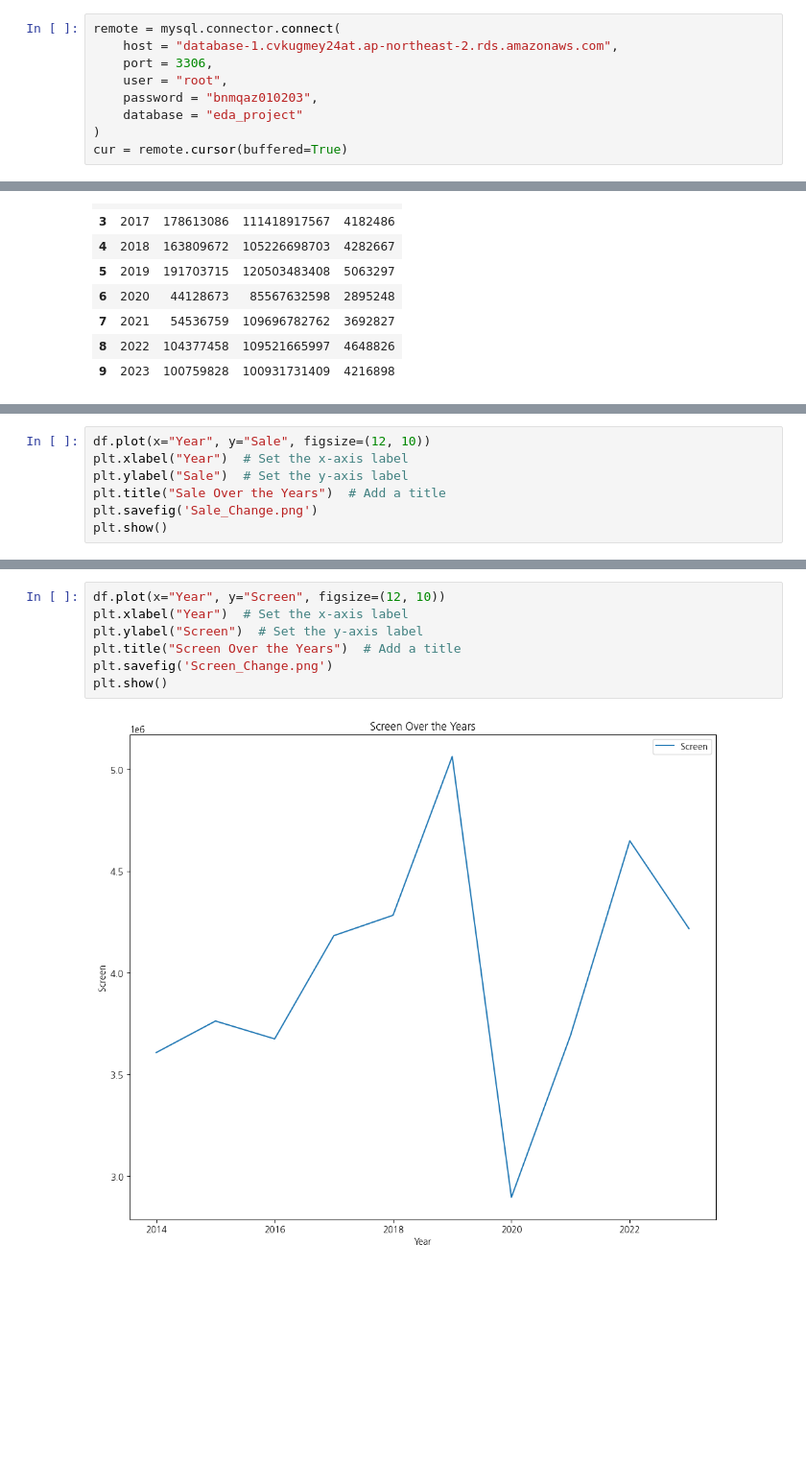
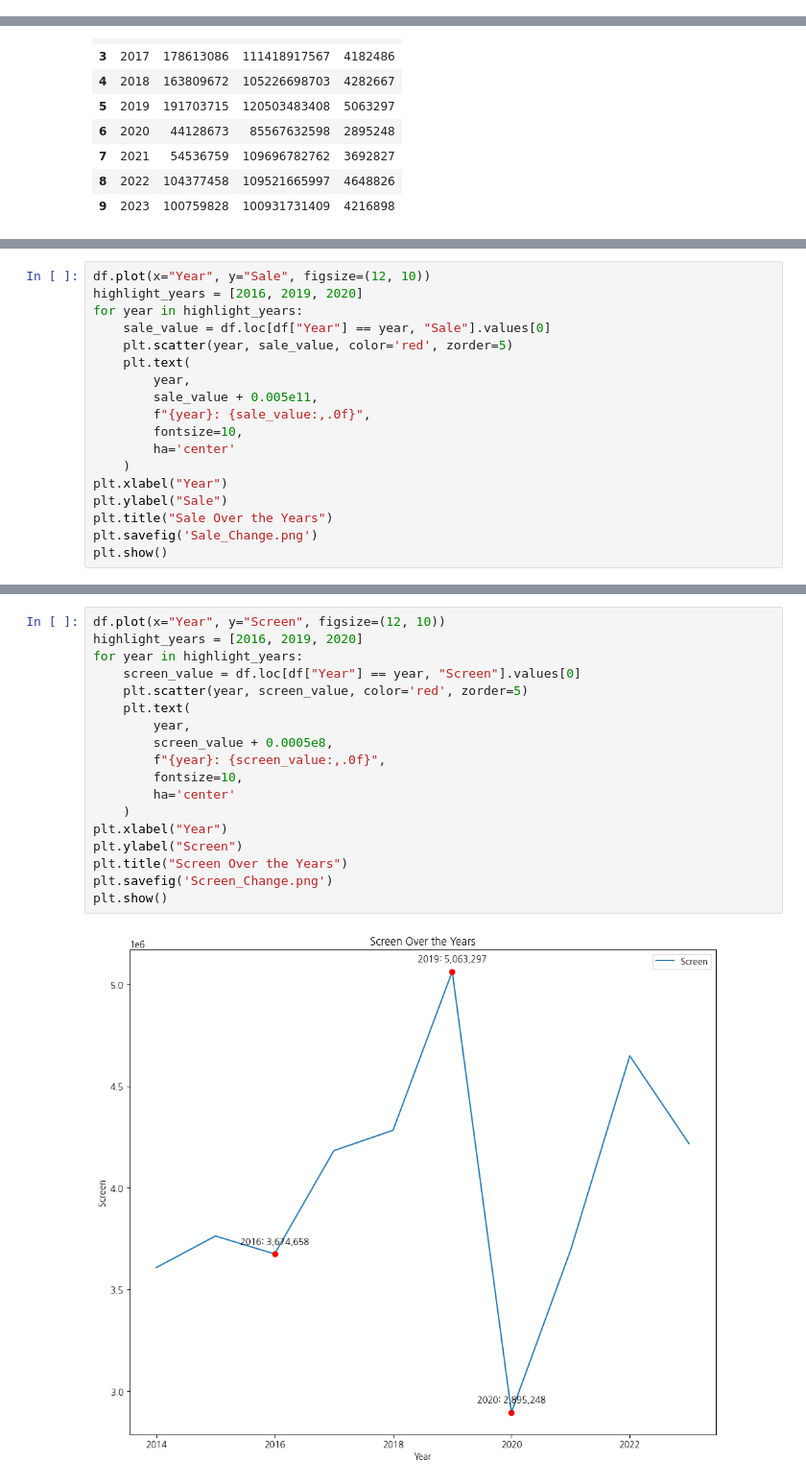
Before and after one commit to addinedu-ros-8th/eda-repo-1, a Jupyter notebook: src/movie_analysis.ipynb, the cells around one changed output, grey strips where cells are left out. Shown at 96% size. Saved outputs shown, nothing was run; the diff lists cells and outputs as text; blank space fills up the shorter version.

```diff
--- a/src/movie_analysis.ipynb
+++ b/src/movie_analysis.ipynb
@@ -8,12 +8,3 @@ import ast
 from collections import Counter
 import re
 import mysql.connector
-# %%
-remote = mysql.connector.connect(
-    host = "database-1.cvkugmey24at.ap-northeast-2.rds.amazonaws.com",
-    port = 3306,
-    user = "root",
-    password = "bnmqaz010203",
-    database = "eda_project"
-)
-cur = remote.cursor(buffered=True)
@@ -136,8 +140,19 @@ plt.show()
 # %%
 df.plot(x="Year", y="Sale", figsize=(12, 10))
-plt.xlabel("Year")  # Set the x-axis label
-plt.ylabel("Sale")  # Set the y-axis label
-plt.title("Sale Over the Years")  # Add a title
+highlight_years = [2016, 2019, 2020]
+for year in highlight_years:
+    sale_value = df.loc[df["Year"] == year, "Sale"].values[0]
+    plt.scatter(year, sale_value, color='red', zorder=5)
+    plt.text(
+        year,
+        sale_value + 0.005e11,
+        f"{year}: {sale_value:,.0f}",
+        fontsize=10,
+        ha='center'
+    )
+plt.xlabel("Year")
+plt.ylabel("Sale")
+plt.title("Sale Over the Years")
 plt.savefig('Sale_Change.png')
 plt.show()
 # %% [output]
@@ -145,9 +160,20 @@ plt.show()
 # %%
 df.plot(x="Year", y="Screen", figsize=(12, 10))
-plt.xlabel("Year")  # Set the x-axis label
-plt.ylabel("Screen")  # Set the y-axis label
-plt.title("Screen Over the Years")  # Add a title
+highlight_years = [2016, 2019, 2020]
+for year in highlight_years:
+    screen_value = df.loc[df["Year"] == year, "Screen"].values[0]
+    plt.scatter(year, screen_value, color='red', zorder=5)
+    plt.text(
+        year,
+        screen_value + 0.0005e8,
+        f"{year}: {screen_value:,.0f}",
+        fontsize=10,
+        ha='center'
+    )
+plt.xlabel("Year")
+plt.ylabel("Screen")
+plt.title("Screen Over the Years")
 plt.savefig('Screen_Change.png')
 plt.show()
 # %% [output]
-[figure, old version]
+[figure, new version]
```
Also changed, not shown: parts of 4 cells of this notebook.
